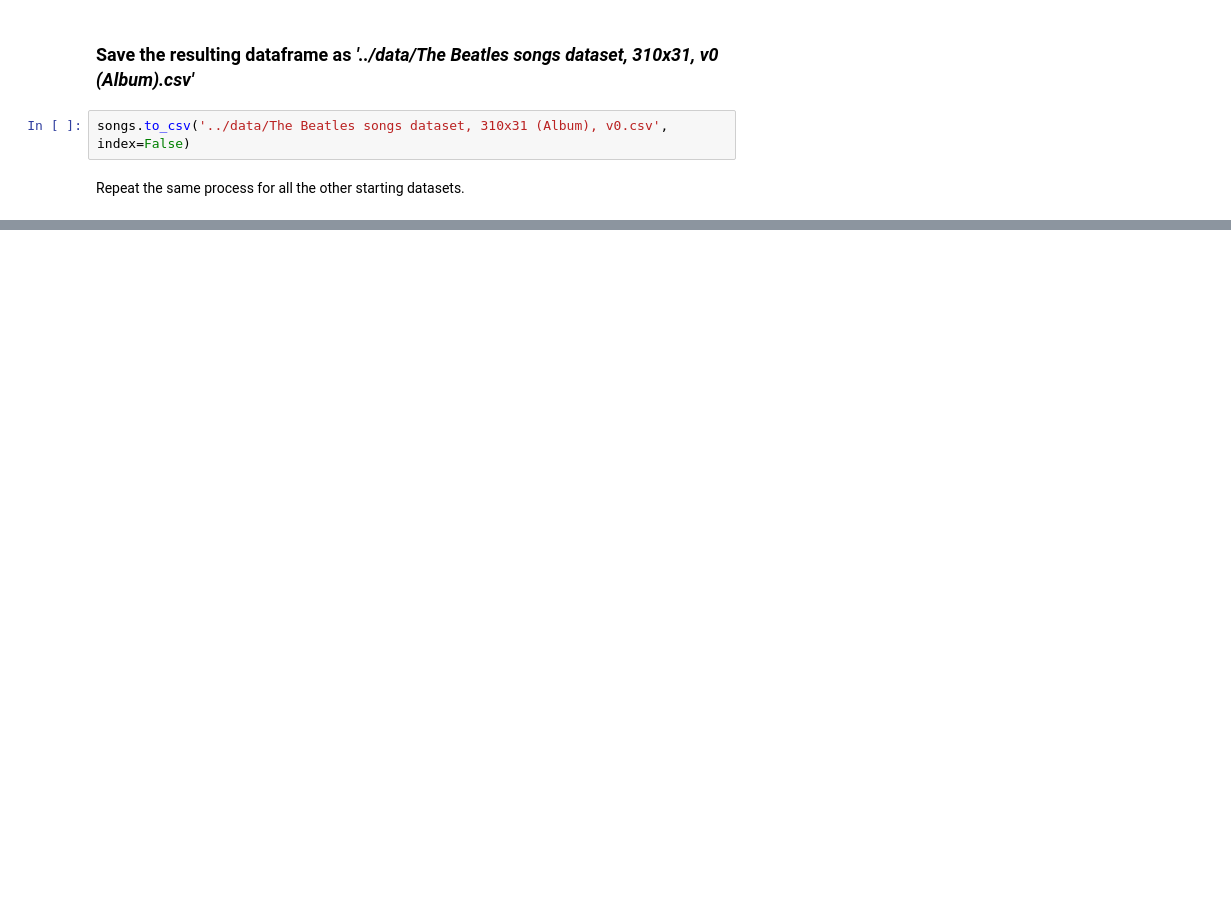
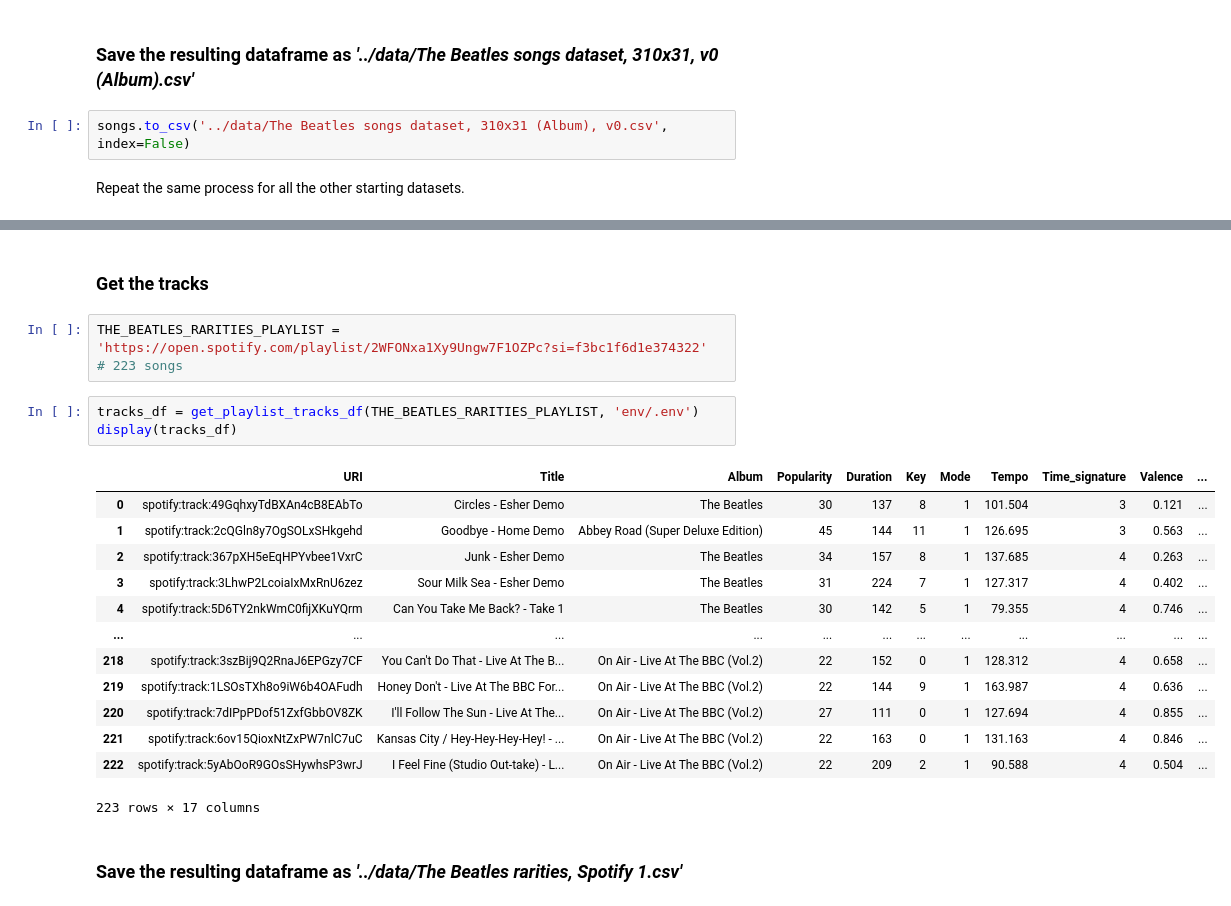
Before and after one commit to devedzic/spotipy-getting-started, a Jupyter notebook: notebooks/crafting_The_Beatles_songs_dataset.ipynb, the cells around one changed output, grey strips where cells are left out. Cells and saved outputs as stored; diff of their text form; blank space fills up the shorter version.

```diff
--- a/notebooks/crafting_The_Beatles_songs_dataset.ipynb
+++ b/notebooks/crafting_The_Beatles_songs_dataset.ipynb
@@ -253,0 +257,23 @@ Compile all tracks that do not appear on official albums and were not released a
+# %% [markdown]
+### Get the tracks
+# %%
+THE_BEATLES_RARITIES_PLAYLIST = 'https://open.spotify.com/playlist/2WFONxa1Xy9Ungw7F1OZPc?si=f3bc1f6d1e374322'     # 223 songs
+# %%
+tracks_df = get_playlist_tracks_df(THE_BEATLES_RARITIES_PLAYLIST, 'env/.env')
+display(tracks_df)
+# %% [output]
+|  | URI | Title | Album | Popularity | Duration | Key | Mode | Tempo | Time_signature | Valence | ... |
+| 0 | spotify:track:49GqhxyTdBXAn4cB8EAbTo | Circles - Esher Demo | The Beatles | 30 | 137 | 8 | 1 | 101.504 | 3 | 0.121 | ... |
+| 1 | spotify:track:2cQGln8y7OgSOLxSHkgehd | Goodbye - Home Demo | Abbey Road (Super Deluxe Edition) | 45 | 144 | 11 | 1 | 126.695 | 3 | 0.563 | ... |
+| 2 | spotify:track:367pXH5eEqHPYvbee1VxrC | Junk - Esher Demo | The Beatles | 34 | 157 | 8 | 1 | 137.685 | 4 | 0.263 | ... |
+| 3 | spotify:track:3LhwP2LcoiaIxMxRnU6zez | Sour Milk Sea - Esher Demo | The Beatles | 31 | 224 | 7 | 1 | 127.317 | 4 | 0.402 | ... |
+| 4 | spotify:track:5D6TY2nkWmC0fijXKuYQrm | Can You Take Me Back? - Take 1 | The Beatles | 30 | 142 | 5 | 1 | 79.355 | 4 | 0.746 | ... |
+| ... | ... | ... | ... | ... | ... | ... | ... | ... | ... | ... | ... |
+| 218 | spotify:track:3szBij9Q2RnaJ6EPGzy7CF | You Can't Do That - Live At The B... | On Air - Live At The BBC (Vol.2) | 22 | 152 | 0 | 1 | 128.312 | 4 | 0.658 | ... |
+| 219 | spotify:track:1LSOsTXh8o9iW6b4OAFudh | Honey Don't - Live At The BBC For... | On Air - Live At The BBC (Vol.2) | 22 | 144 | 9 | 1 | 163.987 | 4 | 0.636 | ... |
+| 220 | spotify:track:7dIPpPDof51ZxfGbbOV8ZK | I'll Follow The Sun - Live At The... | On Air - Live At The BBC (Vol.2) | 27 | 111 | 0 | 1 | 127.694 | 4 | 0.855 | ... |
+| 221 | spotify:track:6ov15QioxNtZxPW7nlC7uC | Kansas City / Hey-Hey-Hey-Hey! - ... | On Air - Live At The BBC (Vol.2) | 22 | 163 | 0 | 1 | 131.163 | 4 | 0.846 | ... |
+| 222 | spotify:track:5yAbOoR9GOsSHywhsP3wrJ | I Feel Fine (Studio Out-take) - L... | On Air - Live At The BBC (Vol.2) | 22 | 209 | 2 | 1 | 90.588 | 4 | 0.504 | ... |
+223 rows × 17 columns
+# %% [markdown]
+### Save the resulting dataframe as *'../data/The Beatles rarities, Spotify 1.csv'*
```
Also changed, not shown: parts of 42 cells of this notebook, 2 other files.
